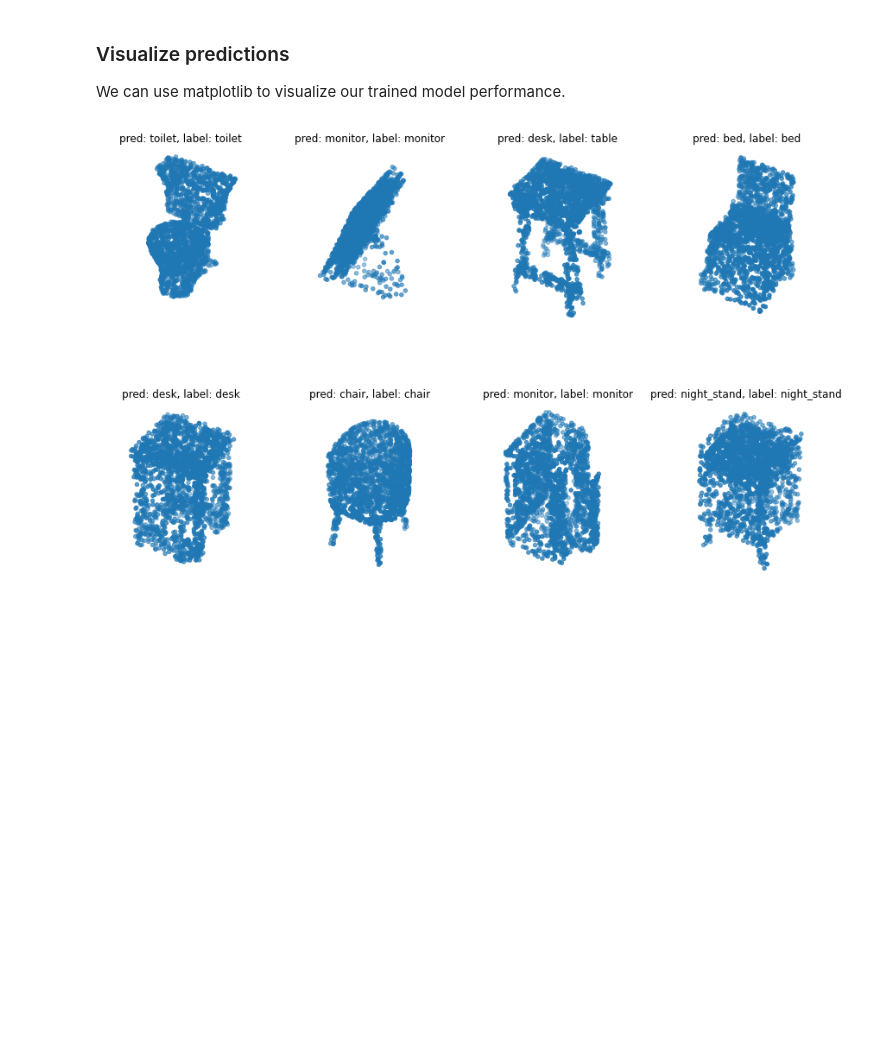
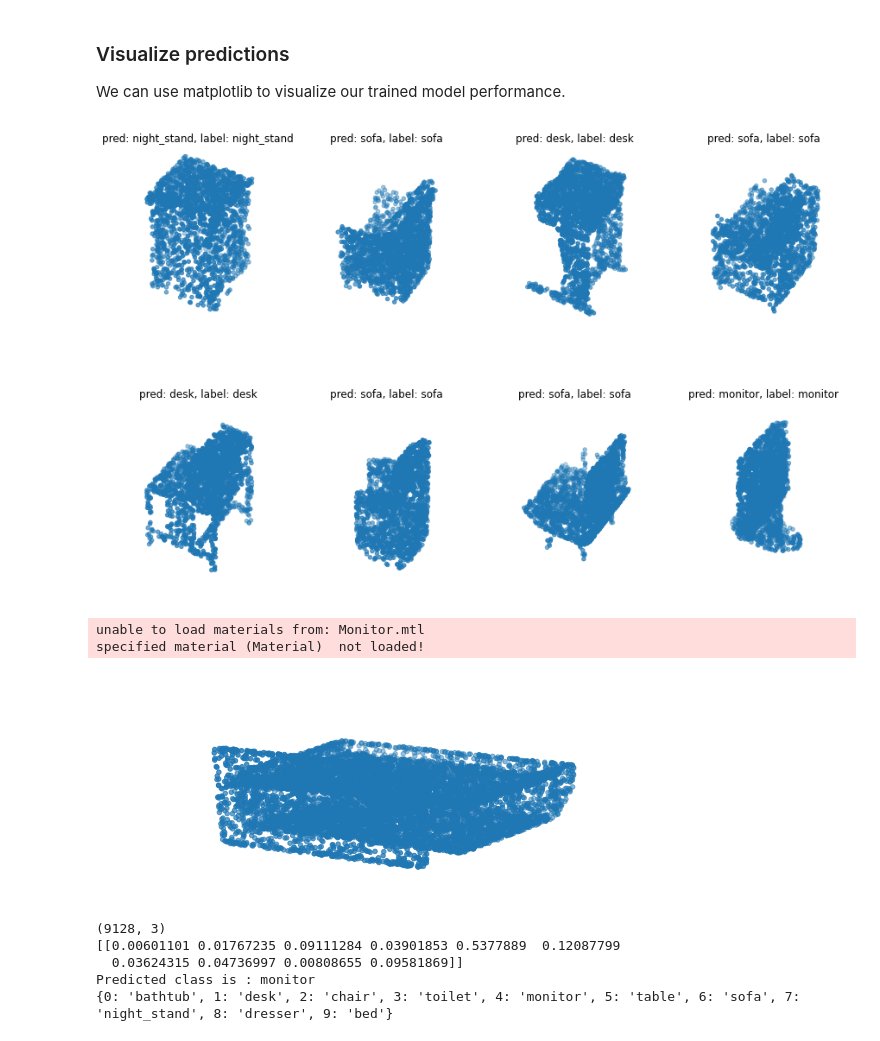
Before and after one commit to Helyousfi/Neural-Networks, a Jupyter notebook: PointClouds_Classification.ipynb, the cells around one changed output. Drawn from its saved outputs; the diff is of its cells as text; code cells hidden in the pictures; blank space fills up the shorter version.

```diff
--- a/PointClouds_Classification.ipynb
+++ b/PointClouds_Classification.ipynb
@@ -37,7 +43,7 @@ DATA_DIR = os.path.join(os.path.dirname(DATA_DIR), "ModelNet10")
 # %% [markdown]
 We can use the trimesh package to read and visualize the .off mesh files.
 # %%
-mesh = trimesh.load(os.path.join(DATA_DIR, "chair/train/chair_0001.off"))
+mesh = trimesh.load(os.path.join(DATA_DIR, "chair/train/chair_0004.off"))
 mesh.show()
 # %% [output]
 [interactive output not drawn]
@@ -276,4 +283,34 @@ for i in range(8):
     ax.set_axis_off()
 plt.show()
 # %% [output]
-[figure, old version]
+[figure, new version]
+# %%
+mesh = trimesh.load("Monitor.obj")
+
+points = mesh.sample(9128)
+
+fig = plt.figure(figsize=(10, 4))
+ax = fig.add_subplot(111, projection="3d")
+ax.scatter(points[:, 0], points[:, 1], points[:, 2])
+ax.set_axis_off()
+plt.show()
+
+
+print(points.shape)
+points = np.expand_dims(points, axis = 0)
+preds = model.predict(points)
+print(preds)
+preds = tf.math.argmax(preds, -1)
+#points = points.numpy()
+print("Predicted class is :", CLASS_MAP[preds.numpy()[0]])
+print(CLASS_MAP)
+mesh.show()
+# %% [output]
+unable to load materials from: Monitor.mtl
+specified material (Material)  not loaded!
+[figure, added]
+(9128, 3)
+[[0.00601101 0.01767235 0.09111284 0.03901853 0.5377889  0.12087799
+  0.03624315 0.04736997 0.00808655 0.09581869]]
+Predicted class is : monitor
+{0: 'bathtub', 1: 'desk', 2: 'chair', 3: 'toilet', 4: 'monitor', 5: 'table', 6: 'sofa', 7: 'night_stand', 8: 'dresser', 9: 'bed'}
```
Also changed, not shown: parts of 6 cells of this notebook.
